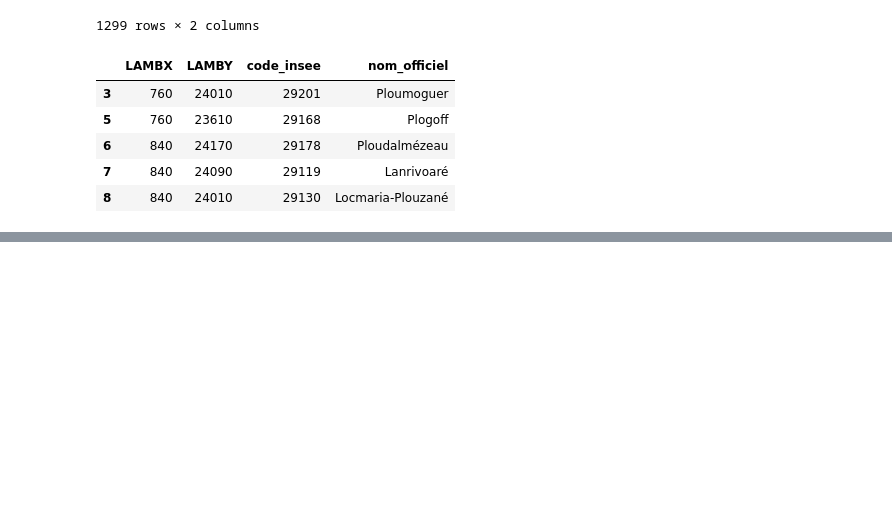
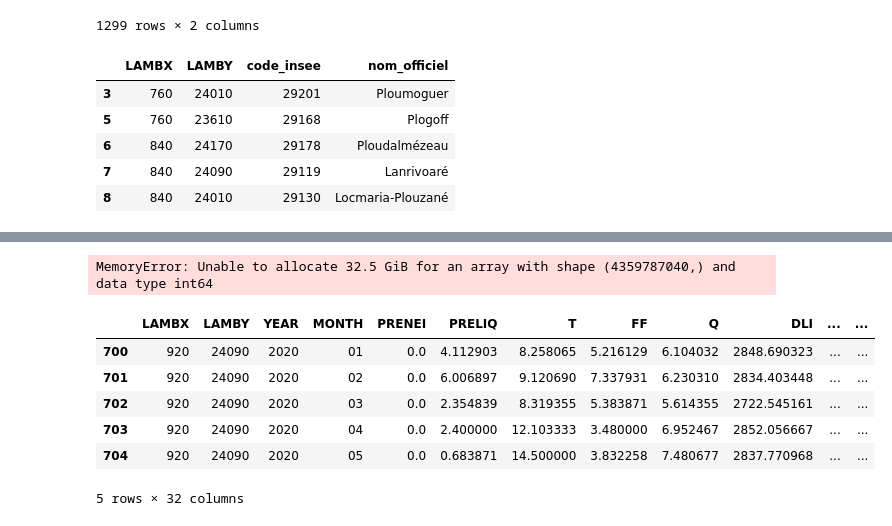
Before and after one commit to Sophie-Monsi/MACHINE-LEARNING-FOR-CLIMATE-RISK, a Jupyter notebook: Database_download.ipynb, the cells around one changed output, grey strips where cells are left out. Saved outputs shown, nothing was run; the diff lists cells and outputs as text; code cells hidden in the pictures; blank space fills up the shorter version.

```diff
--- a/Database_download.ipynb
+++ b/Database_download.ipynb
@@ -635,3 +636,23 @@ pts_communes_new.head()
 | 6 | 840 | 24170 | 29178 | Ploudalmézeau |
 | 7 | 840 | 24090 | 29119 | Lanrivoaré |
 | 8 | 840 | 24010 | 29130 | Locmaria-Plouzané |
+# %%
+import pandas as pd
+
+def join_by_coordinates(table1, table2):
+    """
+    Jointure sur (LAMBX, LAMBY) entre table1 et table2 :
+    - ajoute code_insee et nom_commune depuis table2
+    - supprime les lignes de table1 sans correspondance
+
+    table1 : DataFrame contenant LAMBX, LAMBY, + variables observées
+    table2 : DataFrame contenant LAMBX, LAMBY, code_insee, nom_commune
+    """
+    merged = table1.merge(
+        table2[["LAMBX", "LAMBY", "code_insee", "nom_officiel"]],
+        on=["LAMBX", "LAMBY"],
+        how="inner"   # garde uniquement les correspondances
+    )
+    return merged
+daily_swi_communes=join_by_coordinates(daily_swi_df, pts_communes_new)
+daily_swi_communes.shape
@@ -638,2 +665,13 @@ pts_communes_new.head()
 # %%
 ### Jointure des données du swi uniforme aux communes
+# %%
+gdf_pts_swi = gpd.GeoDataFrame(
+    swi_uniform_df,
+    geometry=gpd.points_from_xy(swi_uniform_df["LAMBX"], swi_uniform_df["LAMBY"]),
+    crs=2154
+)
+# --- 3) Jointure spatiale point->commune
+# nécessite shapely>=2, et une sindex (rtree/pygeos) pour la perf
+swi_communes = gpd.sjoin(gdf_pts_swi, gdf_communes[["code_insee","nom_officiel","geometry"]],
+                         predicate="within", how="left")
+swi_communes.head()
@@ -639,0 +685,4 @@ pts_communes_new.head()
+# %%
+#suppression des observations qui n'ont pas de correspondance avec les communes de la france métropolitaine
+swi_communes_new=swi_communes.loc[swi_communes["code_insee"].notna(), ["LAMBX","LAMBY",	"DATE",	"SWI_UNIF_MENS","geometry","index_right","code_insee","nom_officiel"]]
+swi_communes_new.head()
@@ -639,0 +696,4 @@ pts_communes_new.head()
+# %%
+swi_communes_new["YEAR"] = swi_communes_new["DATE"].astype(str).str[:4].astype(int)
+swi_communes_new["MONTH"] = swi_communes_new["DATE"].astype(str).str[4:6]
+swi_communes_new["YEAR"].unique()
@@ -639,0 +711,33 @@ pts_communes_new.head()
+# %%
+import pandas as pd
+
+def missing_in_table1(table1, table2):
+    """
+    Retourne les lignes (code_insee, nom_officiel) présentes dans table2
+    mais absentes de table1.
+    """
+    diff = table2.merge(
+        table1[["code_insee", "nom_officiel"]],
+        on=["code_insee", "nom_officiel"],
+        how="left",
+        indicator=True
+    )
+
+    # garde uniquement celles qui n’ont pas trouvé de correspondance
+    missing = diff[diff["_merge"] == "left_only"].drop(columns="_merge")
+
+    return missing
+cr=missing_in_table1(swi_communes_new,daily_swi_communes )
+# %% [output]
+MemoryError: Unable to allocate 32.5 GiB for an array with shape (4359787040,) and data type int64
+# %%
+missing = daily_swi_communes[~daily_swi_communes["code_insee"].isin(swi_communes_new["code_insee"])]
+missing.head()
+# %% [output]
+|  | LAMBX | LAMBY | YEAR | MONTH | PRENEI | PRELIQ | T | FF | Q | DLI | ... | ... |
+| 700 | 920 | 24090 | 2020 | 01 | 0.0 | 4.112903 | 8.258065 | 5.216129 | 6.104032 | 2848.690323 | ... | ... |
+| 701 | 920 | 24090 | 2020 | 02 | 0.0 | 6.006897 | 9.120690 | 7.337931 | 6.230310 | 2834.403448 | ... | ... |
+| 702 | 920 | 24090 | 2020 | 03 | 0.0 | 2.354839 | 8.319355 | 5.383871 | 5.614355 | 2722.545161 | ... | ... |
+| 703 | 920 | 24090 | 2020 | 04 | 0.0 | 2.400000 | 12.103333 | 3.480000 | 6.952467 | 2852.056667 | ... | ... |
+| 704 | 920 | 24090 | 2020 | 05 | 0.0 | 0.683871 | 14.500000 | 3.832258 | 7.480677 | 2837.770968 | ... | ... |
+5 rows × 32 columns
```
Also changed, not shown: parts of 14 cells of this notebook.
